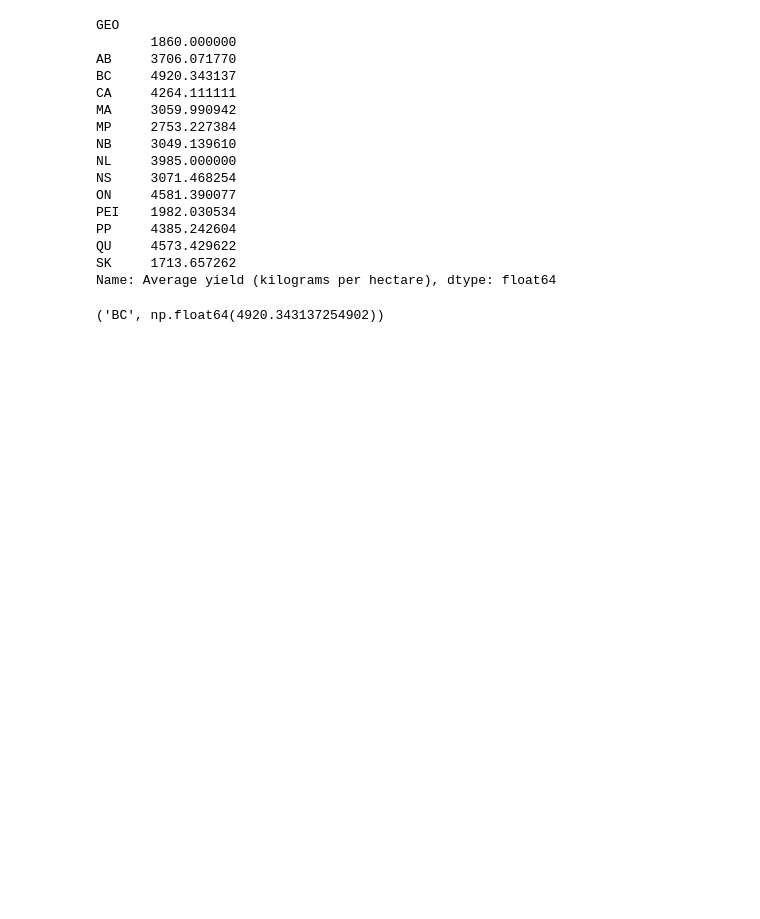
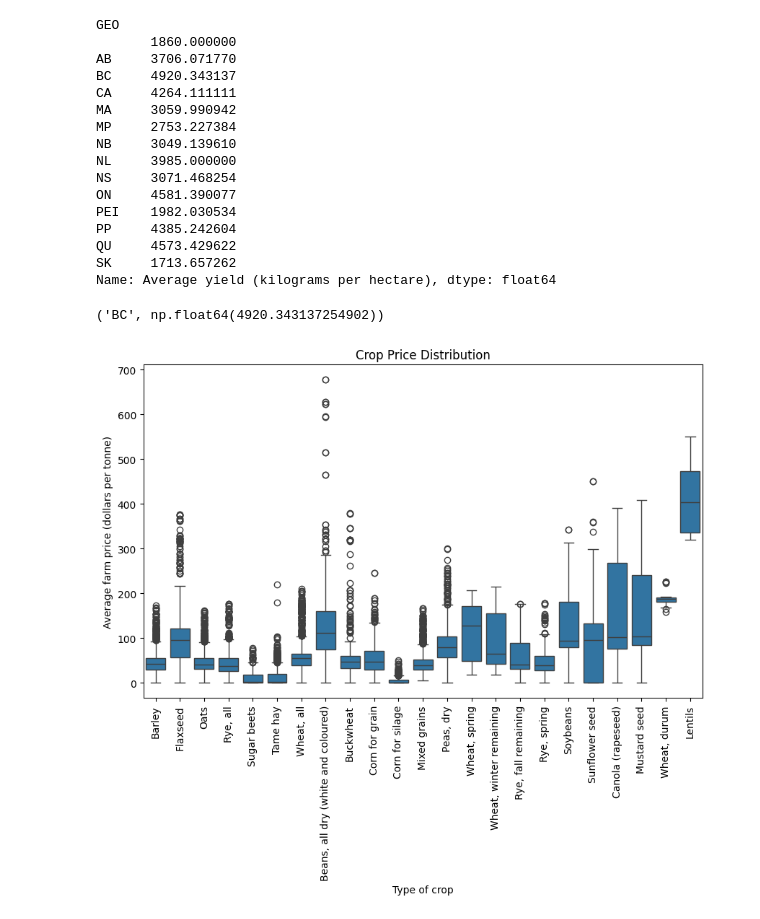
Before and after one commit to arshadziban/Data-Analysis-With-Python, a Jupyter notebook: Farm Produce Analysis_80Years/Farm_Produce_Analysis_80_Years.ipynb, the cells around one changed output. Cells and saved outputs as stored; diff of their text form; code cells hidden in the pictures; blank space fills up the shorter version.

```diff
--- a/Farm Produce Analysis_80Years/Farm_Produce_Analysis_80_Years.ipynb
+++ b/Farm Produce Analysis_80Years/Farm_Produce_Analysis_80_Years.ipynb
@@ -133,3 +132,12 @@ Name: Average yield (kilograms per hectare), dtype: float64
 (prov_yield.idxmax(), prov_yield.max())
 # %% [output]
 ('BC', np.float64(4920.343137254902))
+# %%
+# What's the price distribution of crops?
+plt.figure(figsize=(10,6))
+sns.boxplot(data=df, x='Type of crop', y='Average farm price (dollars per tonne)')
+plt.xticks(rotation=90)
+plt.title("Crop Price Distribution")
+plt.show()
+# %% [output]
+[figure, added]
```
Also changed, not shown: parts of 1 cell of this notebook.
